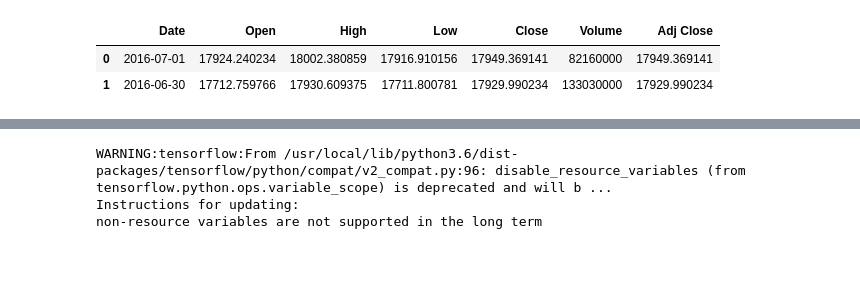
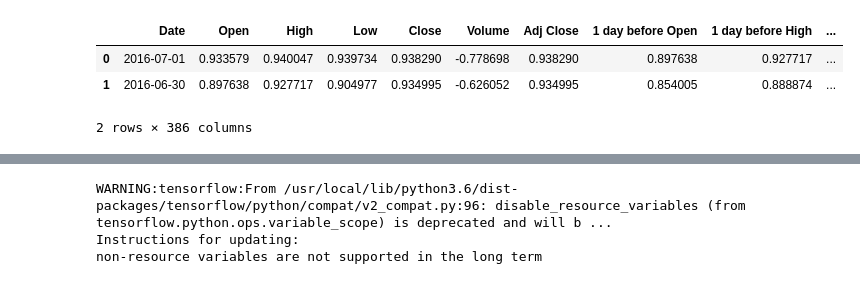
Before and after one commit to Eliot100/DJIA-stock-project, a Jupyter notebook: DJIA_stock_project.ipynb, the cells around one changed output, grey strips where cells are left out. Saved outputs shown, nothing was run; the diff lists cells and outputs as text; code cells hidden in the pictures.

```diff
--- a/DJIA_stock_project.ipynb
+++ b/DJIA_stock_project.ipynb
@@ -4,3 +7,12 @@ import pandas as pd
 df_RedditNews = pd.read_csv('https://raw.githubusercontent.com/Eliot100/DJIA-stock-project/main/RedditNews.csv')
 df_DJIA = pd.read_csv('https://raw.githubusercontent.com/Eliot100/DJIA-stock-project/main/upload_DJIA_table.csv')
 df_Combined_News_DJIA = pd.read_csv('https://raw.githubusercontent.com/Eliot100/DJIA-stock-project/main/Combined_News_DJIA.csv')
+# %%
+from sklearn.preprocessing import MinMaxScaler
+scaler = MinMaxScaler(feature_range=(-1, 1))
+
+df_DJIA2 = df_DJIA.copy()
+df_DJIA2[['Open', 'High', 'Low', 'Close', 'Volume', 'Adj Close']] = \
+  scaler.fit_transform(df_DJIA2[['Open', 'High', 'Low', 'Close', 'Volume', 'Adj Close']])
+
+df_DJIA2.head()
@@ -6,0 +26,31 @@ df_Combined_News_DJIA = pd.read_csv('https://raw.githubusercontent.com/Eliot100/
+# %%
+df_Combined = df_DJIA2.copy()
+for i in range(0,59):
+  df_Combined[str(i+1)+" day before Open"] = ""
+  df_Combined[str(i+1)+" day before High"] = ""
+  df_Combined[str(i+1)+" day before Low"] = ""
+  df_Combined[str(i+1)+" day before Close"] = ""
+  df_Combined[str(i+1)+" day before Volume"] = ""
+  df_Combined[str(i+1)+" day before Adj Close"] = ""
+
+for i in range(0,25):
+  df_Combined["Top"+str(i+1)] = ""
+
+for j in range(0, df_DJIA2.shape[0]-59):
+  for i in range(0, 59):
+    df_Combined[str(i+1)+" day before Open"][j] = df_Combined["Open"][j+i+1]
+    df_Combined[str(i+1)+" day before High"][j] = df_Combined["High"][j+i+1]
+    df_Combined[str(i+1)+" day before Low"][j] = df_Combined["Low"][j+i+1]
+    df_Combined[str(i+1)+" day before Close"][j] = df_Combined["Close"][j+i+1]
+    df_Combined[str(i+1)+" day before Volume"][j] = df_Combined["Volume"][j+i+1]
+    df_Combined[str(i+1)+" day before Adj Close"][j] = df_Combined["Adj Close"][j+i+1]
+
+for i in range(0,25):
+  df_Combined["Top"+str(i+1)] = ""
+
+for i in range(0, df_DJIA2.shape[0]):
+  News_Date_array = df_RedditNews[df_RedditNews["Date"] == df_Combined["Date"][i]]["News"].to_numpy()
+  for j in range(0, News_Date_array.shape[0]):
+    df_Combined["Top"+str(j+1)][i] = News_Date_array[j]
+
+df_Combined = df_Combined[:-59]
@@ -7,6 +75,7 @@ df_Combined_News_DJIA = pd.read_csv('https://raw.githubusercontent.com/Eliot100/
 # %%
-df_DJIA.head(2)
+df_Combined.head(2)
 # %% [output]
-|  | Date | Open | High | Low | Close | Volume | Adj Close |
-| 0 | 2016-07-01 | 17924.240234 | 18002.380859 | 17916.910156 | 17949.369141 | 82160000 | 17949.369141 |
-| 1 | 2016-06-30 | 17712.759766 | 17930.609375 | 17711.800781 | 17929.990234 | 133030000 | 17929.990234 |
+|  | Date | Open | High | Low | Close | Volume | Adj Close | 1 day before Open | 1 day before High | ... |
+| 0 | 2016-07-01 | 0.933579 | 0.940047 | 0.939734 | 0.938290 | -0.778698 | 0.938290 | 0.897638 | 0.927717 | ... |
+| 1 | 2016-06-30 | 0.897638 | 0.927717 | 0.904977 | 0.934995 | -0.626052 | 0.934995 | 0.854005 | 0.888874 | ... |
+2 rows × 386 columns
```
Also changed, not shown: parts of 26 cells of this notebook.
